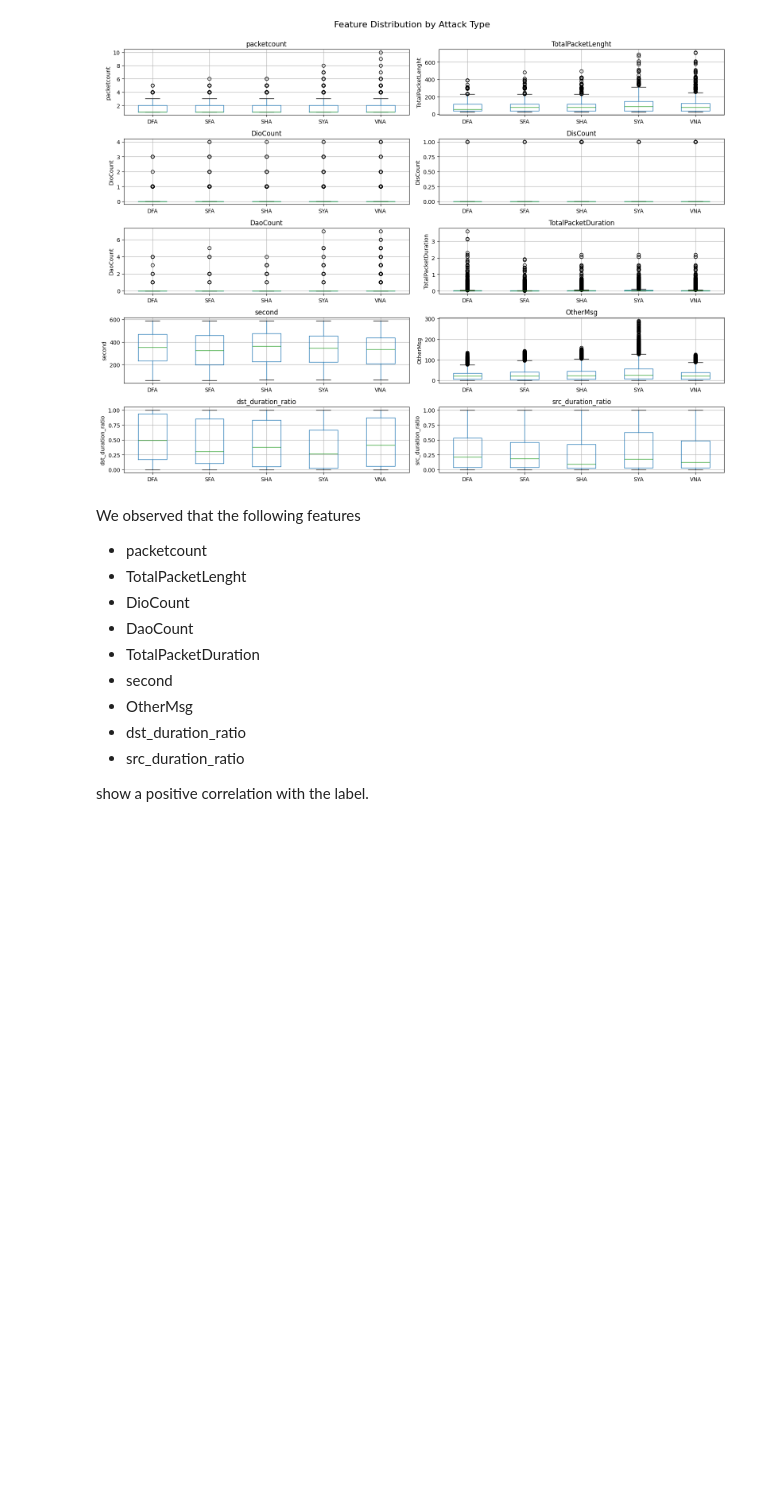
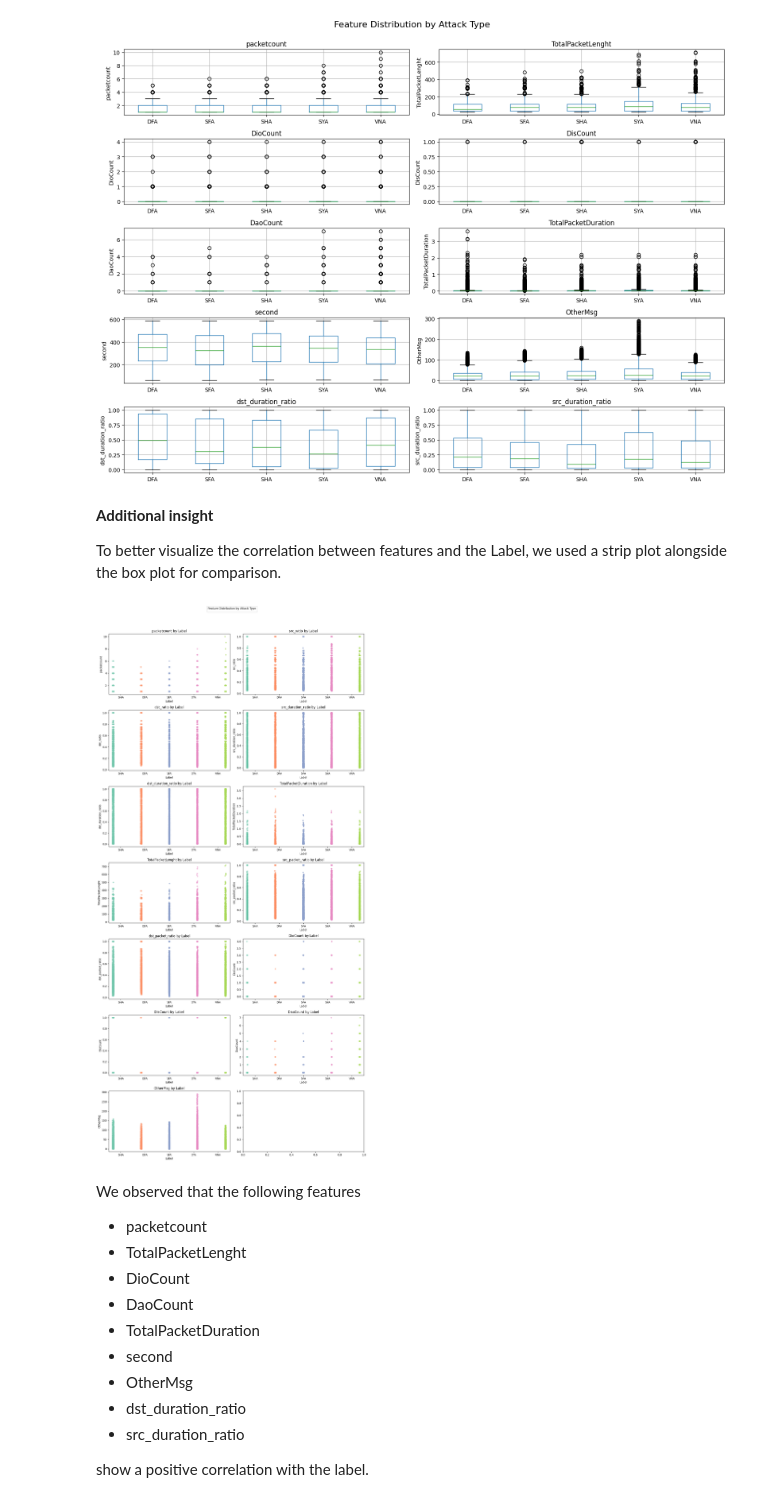
Before and after one commit to buildwithdemis/machinelearning, a Jupyter notebook: Capstone_01_task1.ipynb, the cells around one changed output. Saved outputs shown, nothing was run; the diff lists cells and outputs as text; code cells hidden in the pictures; blank space fills up the shorter version.

```diff
--- a/Capstone_01_task1.ipynb
+++ b/Capstone_01_task1.ipynb
@@ -301,6 +301,51 @@ plt.subplots_adjust(top=0.92)  # Adjust for suptitle
 plt.show()
 # %% [output]
 [figure]
+# %% [markdown]
+**Additional insight**
+
+To better visualize the correlation between features and the Label, we used a strip plot alongside the box plot for comparison.
+# %%
+import seaborn as sns
+import math
+
+features = ['packetcount', 'src_ratio', 'dst_ratio', 'src_duration_ratio',
+            'dst_duration_ratio', 'TotalPacketDuration', 'TotalPacketLenght',
+            'src_packet_ratio', 'dst_packet_ratio', 'DioCount', 'DisCount',
+            'DaoCount', 'OtherMsg']
+
+n = len(features)
+cols = 2
+rows = math.ceil(n / cols)
+
+fig, axs = plt.subplots(rows, cols, figsize=(14, 4 * rows))
+axs = axs.flatten()
+
+for i, feature in enumerate(features):
+    sns.stripplot(
+        data=dataset,
+        x='AttackType',
+        y=feature,
+        hue='label',          # Makes sure hue is used
+        ax=axs[i],
+        palette='Set2',
+        dodge=True,
+        jitter=True,
+        alpha=0.6,
+        legend=False          # Avoid auto-legend on each subplot
+    )
+    axs[i].set_title(f'{feature} by Label')
+    axs[i].set_xlabel('Label')
+    axs[i].set_ylabel(feature)
+
+# Manually create legend once
+handles, labels = axs[0].get_legend_handles_labels()
+fig.legend(handles, labels, loc='upper center', ncol=5, title='Feature Distribution by Attack Type', bbox_to_anchor=(0.5, 1.02))
+
+plt.tight_layout(rect=[0, 0, 1, 0.98])
+plt.show()
+# %% [output]
+[figure, added]
 # %% [markdown]
 We observed that the following features
 
```
Also changed, not shown: parts of 7 cells of this notebook.
